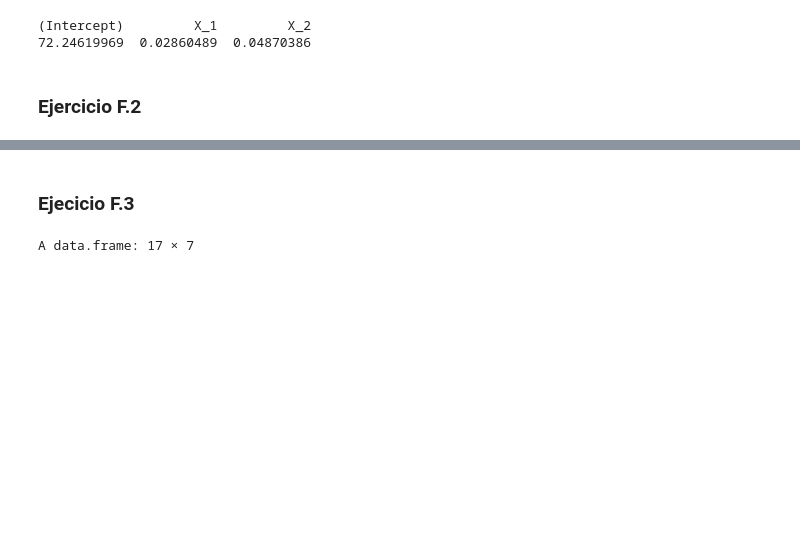
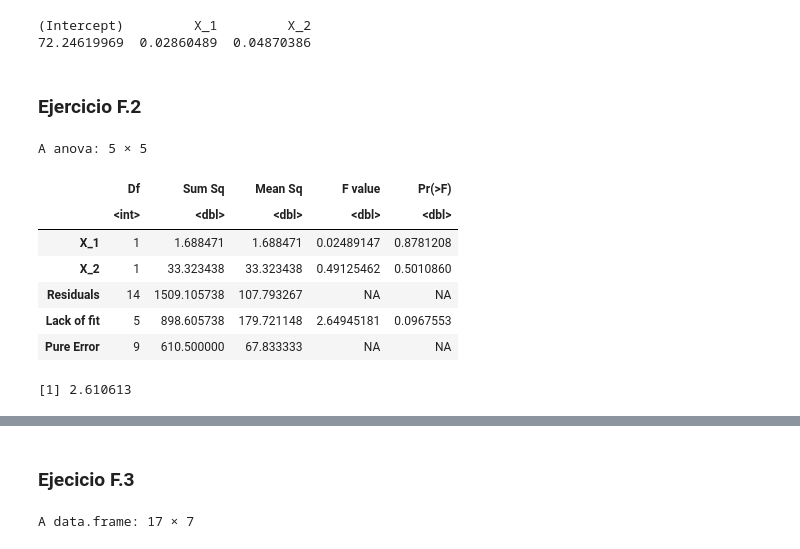
Before and after one commit to Taz-Ricardo/Mat-266, a Jupyter notebook: Tarea_2_regresion.ipynb, the cells around one changed output, grey strips where cells are left out. Saved outputs shown, nothing was run; the diff lists cells and outputs as text; code cells hidden in the pictures; blank space fills up the shorter version.

```diff
--- a/Tarea_2_regresion.ipynb
+++ b/Tarea_2_regresion.ipynb
@@ -63,3 +63,18 @@ coef(`regresion_F.1`)
 72.24619969  0.02860489  0.04870386
 # %% [markdown]
 ### Ejercicio F.2
+# %%
+pureErrorAnova(`regresion_F.1`)
+# %% [output]
+A anova: 5 × 5
+|  | Df | Sum Sq | Mean Sq | F value | Pr(>F) |
+|  | <int> | <dbl> | <dbl> | <dbl> | <dbl> |
+| X_1 | 1 | 1.688471 | 1.688471 | 0.02489147 | 0.8781208 |
+| X_2 | 1 | 33.323438 | 33.323438 | 0.49125462 | 0.5010860 |
+| Residuals | 14 | 1509.105738 | 107.793267 | NA | NA |
+| Lack of fit | 5 | 898.605738 | 179.721148 | 2.64945181 | 0.0967553 |
+| Pure Error | 9 | 610.500000 | 67.833333 | NA | NA |
+# %%
+qf(0.90,5,9)
+# %% [output]
+[1] 2.610613
```
Also changed, not shown: parts of 9 cells of this notebook.
